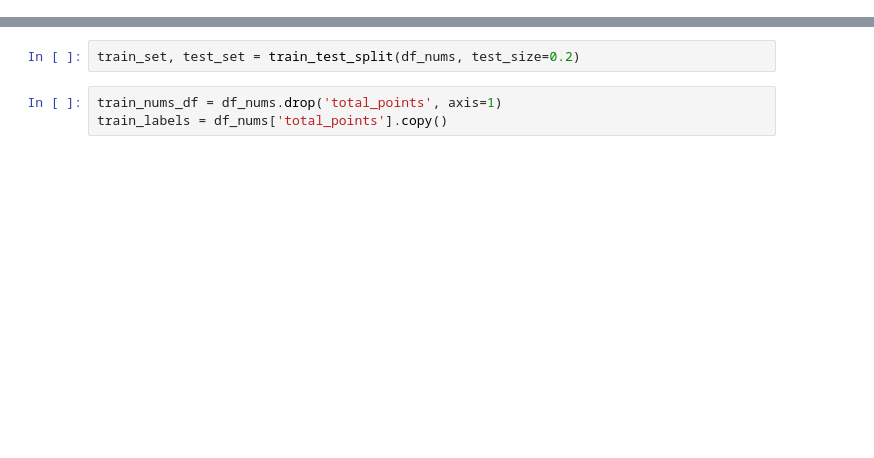
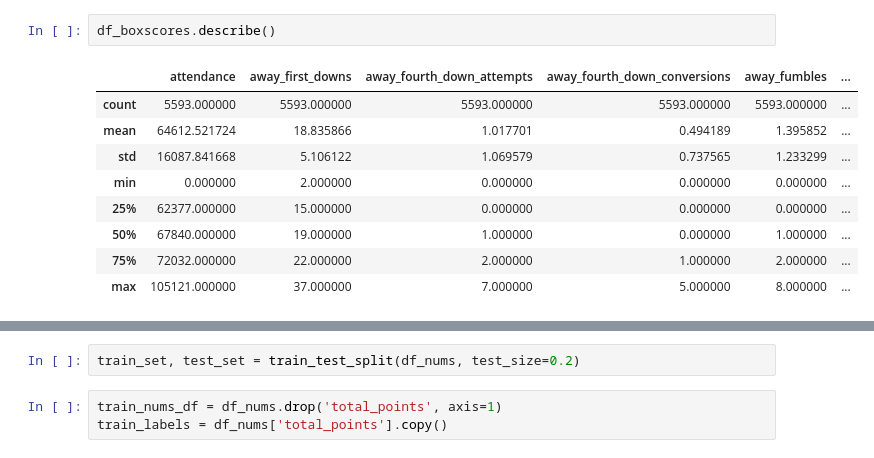
Before and after one commit to LTonstad/Predictive-Analytics-using-Sportsipy, a Jupyter notebook: modeling.ipynb, the cells around one changed output, grey strips where cells are left out. Drawn from its saved outputs; the diff is of its cells as text; blank space fills up the shorter version.

```diff
--- a/modeling.ipynb
+++ b/modeling.ipynb
@@ -22,0 +42,12 @@ SyntaxError: invalid syntax (<ipython-input-1-35124eb70cb2>, line 11)
+# %%
+df_boxscores.describe()
+# %% [output]
+|  | attendance | away_first_downs | away_fourth_down_attempts | away_fourth_down_conversions | away_fumbles | ... |
+| count | 5593.000000 | 5593.000000 | 5593.000000 | 5593.000000 | 5593.000000 | ... |
+| mean | 64612.521724 | 18.835866 | 1.017701 | 0.494189 | 1.395852 | ... |
+| std | 16087.841668 | 5.106122 | 1.069579 | 0.737565 | 1.233299 | ... |
+| min | 0.000000 | 2.000000 | 0.000000 | 0.000000 | 0.000000 | ... |
+| 25% | 62377.000000 | 15.000000 | 0.000000 | 0.000000 | 0.000000 | ... |
+| 50% | 67840.000000 | 19.000000 | 1.000000 | 0.000000 | 1.000000 | ... |
+| 75% | 72032.000000 | 22.000000 | 2.000000 | 1.000000 | 2.000000 | ... |
+| max | 105121.000000 | 37.000000 | 7.000000 | 5.000000 | 8.000000 | ... |
```
Also changed, not shown: parts of 4 cells of this notebook, 3 other files.
